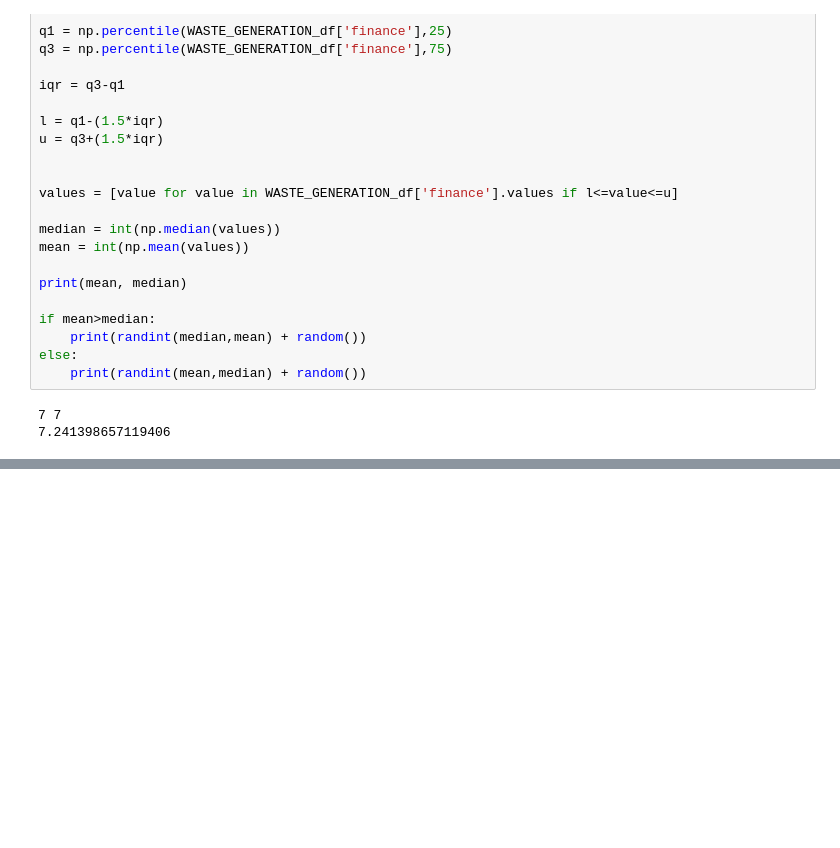
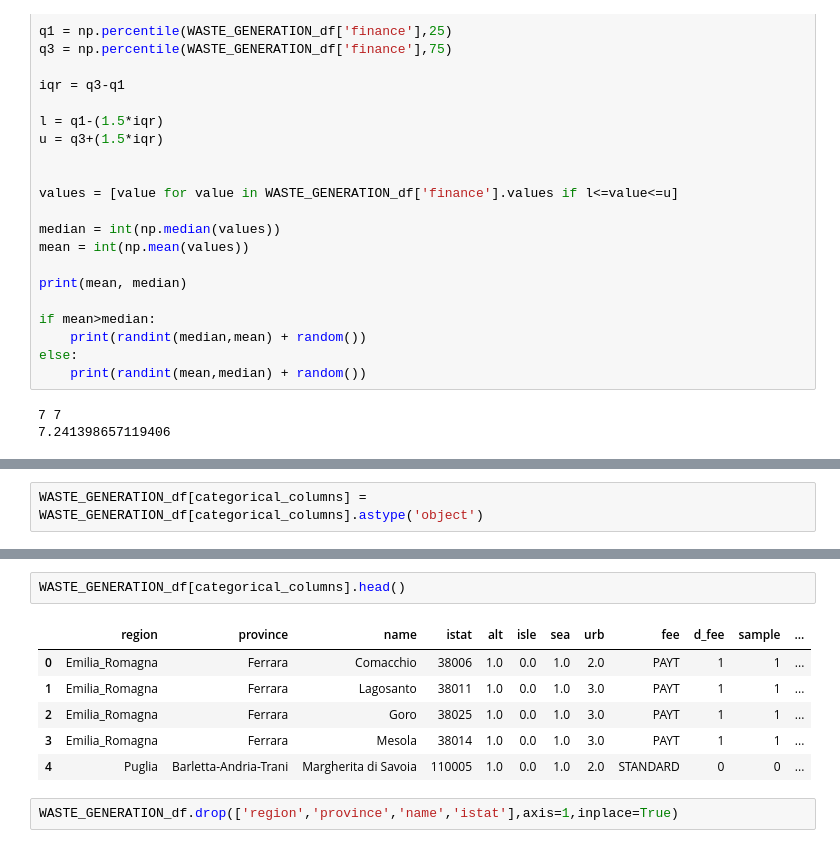
Before and after one commit to Gourav052003/Machine-Learning-Solutions-for-Predicting-Municipal-Waste-Costs-and-Sustainable-Resource-Management, a Jupyter notebook: Impact Analysis/Revenue Prediction.ipynb, the cells around one changed output, grey strips where cells are left out. Saved outputs shown, nothing was run; the diff lists cells and outputs as text; blank space fills up the shorter version.

```diff
--- a/Impact Analysis/Revenue Prediction.ipynb
+++ b/Impact Analysis/Revenue Prediction.ipynb
@@ -432,0 +452,2 @@ for i,col in enumerate(col_names):
+# %%
+WASTE_GENERATION_df[categorical_columns] = WASTE_GENERATION_df[categorical_columns].astype('object')
@@ -432,0 +474,11 @@ for i,col in enumerate(col_names):
+# %%
+WASTE_GENERATION_df[categorical_columns].head()
+# %% [output]
+|  | region | province | name | istat | alt | isle | sea | urb | fee | d_fee | sample | ... |
+| 0 | Emilia_Romagna | Ferrara | Comacchio | 38006 | 1.0 | 0.0 | 1.0 | 2.0 | PAYT | 1 | 1 | ... |
+| 1 | Emilia_Romagna | Ferrara | Lagosanto | 38011 | 1.0 | 0.0 | 1.0 | 3.0 | PAYT | 1 | 1 | ... |
+| 2 | Emilia_Romagna | Ferrara | Goro | 38025 | 1.0 | 0.0 | 1.0 | 3.0 | PAYT | 1 | 1 | ... |
+| 3 | Emilia_Romagna | Ferrara | Mesola | 38014 | 1.0 | 0.0 | 1.0 | 3.0 | PAYT | 1 | 1 | ... |
+| 4 | Puglia | Barletta-Andria-Trani | Margherita di Savoia | 110005 | 1.0 | 0.0 | 1.0 | 2.0 | STANDARD | 0 | 0 | ... |
+# %%
+WASTE_GENERATION_df.drop(['region','province','name','istat'],axis=1,inplace=True)
```
Also changed, not shown: parts of 6 cells of this notebook.
